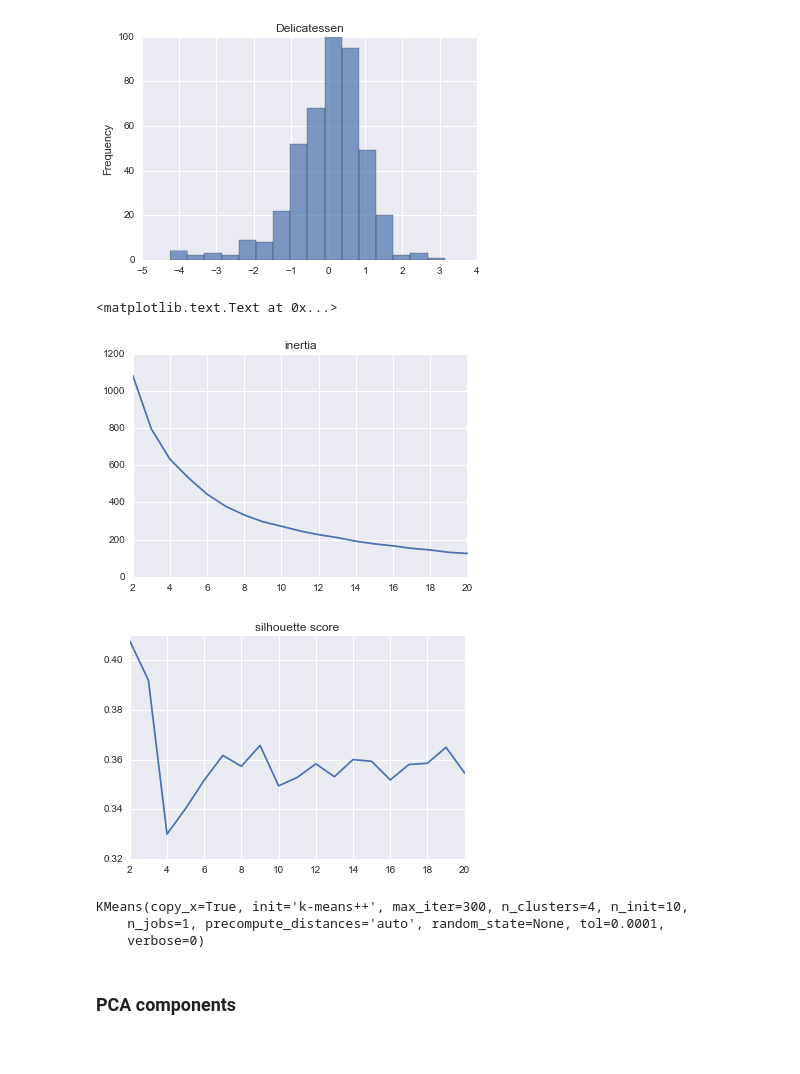
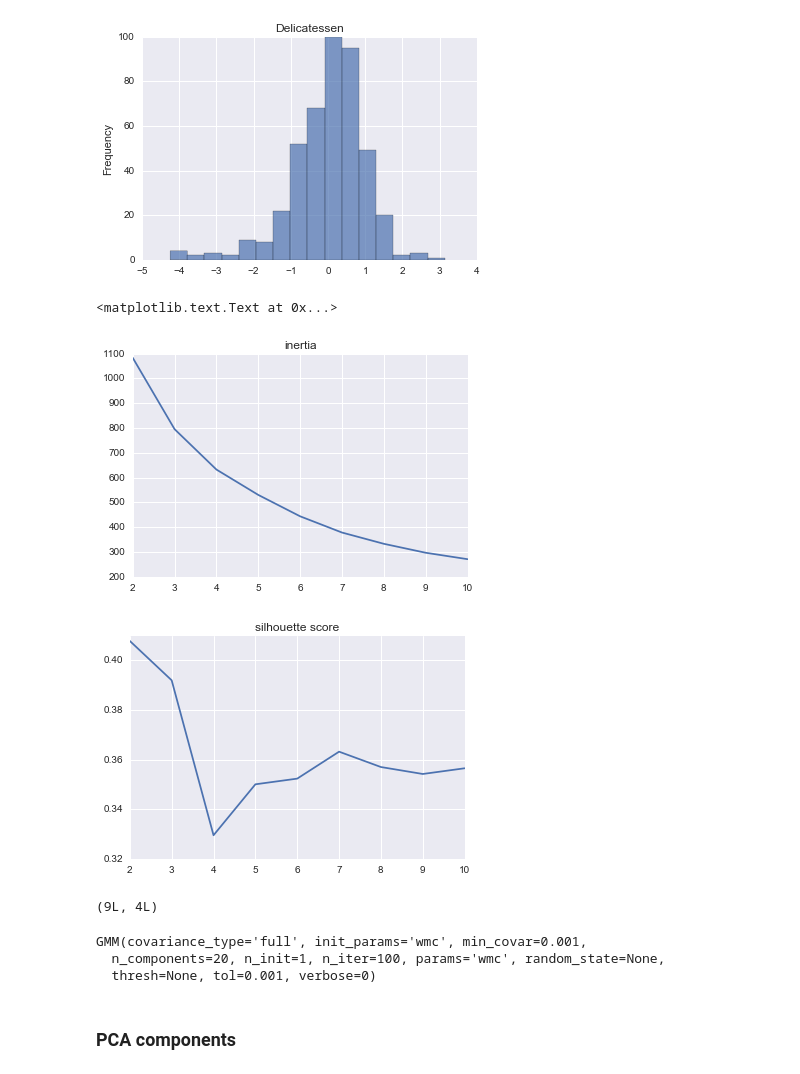
Before and after one commit to sharpround/customer_segments, a Jupyter notebook: customer_segments.ipynb, the cells around one changed output. Cells and saved outputs as stored; diff of their text form; code cells hidden in the pictures.

Commit message:
add tests for KMeans and GMM parameters

```diff
--- a/customer_segments.ipynb
+++ b/customer_segments.ipynb
@@ -377,27 +377,33 @@ reduced_data = pca.fit_transform(data_log_scaled)
 # %%
 # TODO: Implement your clustering algorithm here, and fit it to the reduced data for visualization
 # The visualizer below assumes your clustering object is named 'clusters'
 from sklearn.pipeline import Pipeline
 from sklearn.metrics import silhouette_score
 
-n_clusters_list = range(2, 21)
+# test KMeans
+n_clusters = range(2, 11)
+n_trials = 10
 
-inertia_list = []
-score_list = []
+inertias = np.zeros((len(n_clusters)))
+scores = np.zeros((len(n_clusters)))
 
-for n_clusters in n_clusters_list:
-    clusters = KMeans(n_clusters=n_clusters)
-    labels = clusters.fit_predict(reduced_data)
-    inertia_list.append(clusters.inertia_)
-    score_list.append(silhouette_score(reduced_data, labels))
+for ii in range(len(n_clusters)):
+    clusters = KMeans(n_clusters=n_clusters[ii])
 
-plt.plot(n_clusters_list, inertia_list)
+    for jj in range(n_trials):
+
+        labels = clusters.fit_predict(reduced_data)
+
+        inertias[ii] += clusters.inertia_/np.float(n_trials)
+        scores[ii] += silhouette_score(reduced_data, labels)/np.float(n_trials)
+
+plt.plot(n_clusters, inertias)
 plt.title("inertia")
 
 plt.figure()
-plt.plot(n_clusters_list, score_list)
+plt.plot(n_clusters, scores)
 plt.title("silhouette score")
 # %% [output]
 <matplotlib.text.Text at 0x...>
-[figure, old version]
+[figure, new version]
-[figure, old version]
+[figure, new version]
@@ -404,10 +429,15 @@ plt.title("silhouette score")
+# %%
+print scores.shape
+# %% [output]
+(9L, 4L)
 # %%
-clusters = KMeans(n_clusters=4)
+# clusters = KMeans(n_clusters=4)
+clusters = GMM(n_components=20, covariance_type='full')
 clusters.fit(reduced_data)
 # %% [output]
-KMeans(copy_x=True, init='k-means++', max_iter=300, n_clusters=4, n_init=10,
-    n_jobs=1, precompute_distances='auto', random_state=None, tol=0.0001,
-    verbose=0)
+GMM(covariance_type='full', init_params='wmc', min_covar=0.001,
+  n_components=20, n_init=1, n_iter=100, params='wmc', random_state=None,
+  thresh=None, tol=0.001, verbose=0)
 # %%
 # Plot the decision boundary by building a mesh grid to populate a graph.
 x_min, x_max = reduced_data[:, 0].min() - 0.1, reduced_data[:, 0].max() + 0.1
```
Also changed, not shown: parts of 5 cells of this notebook.
